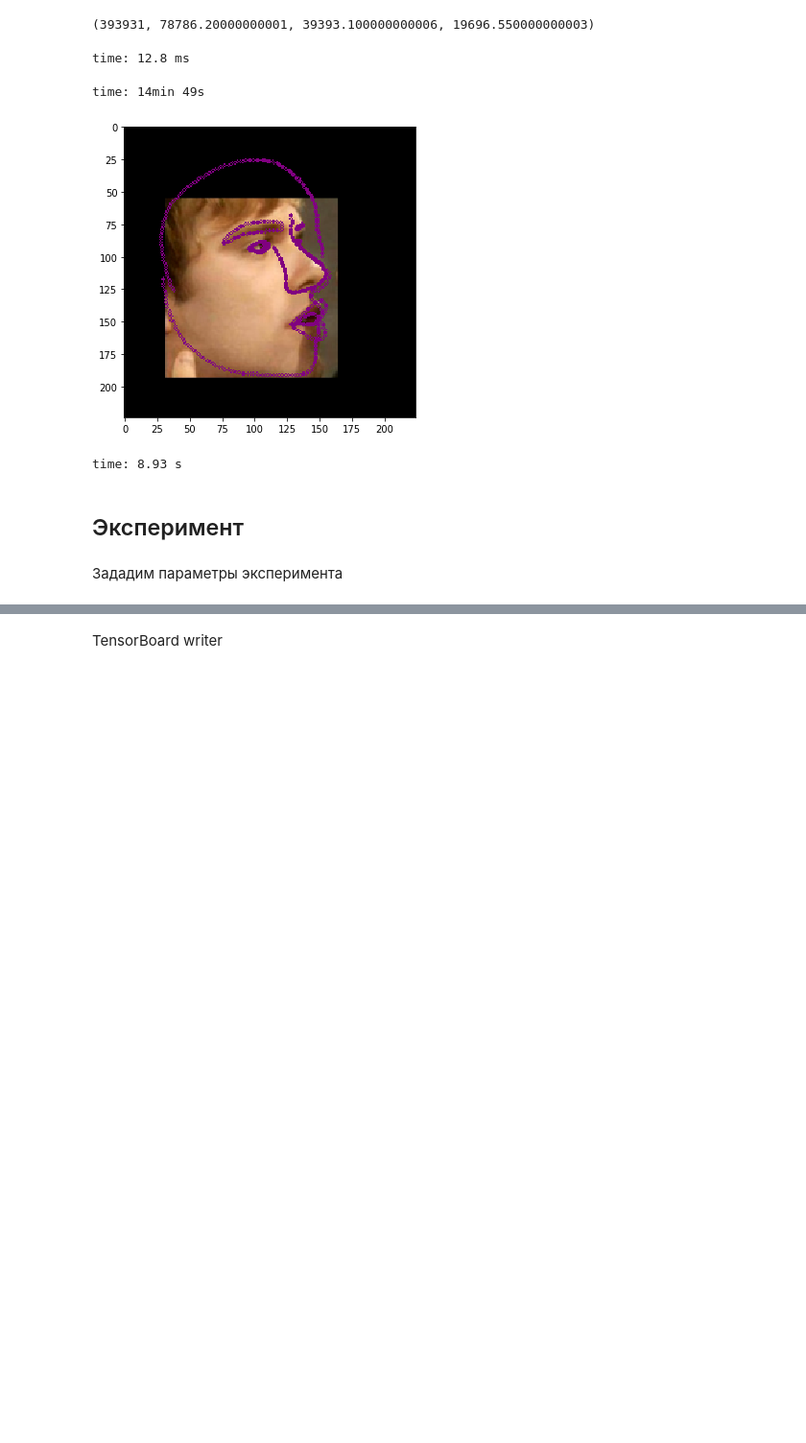
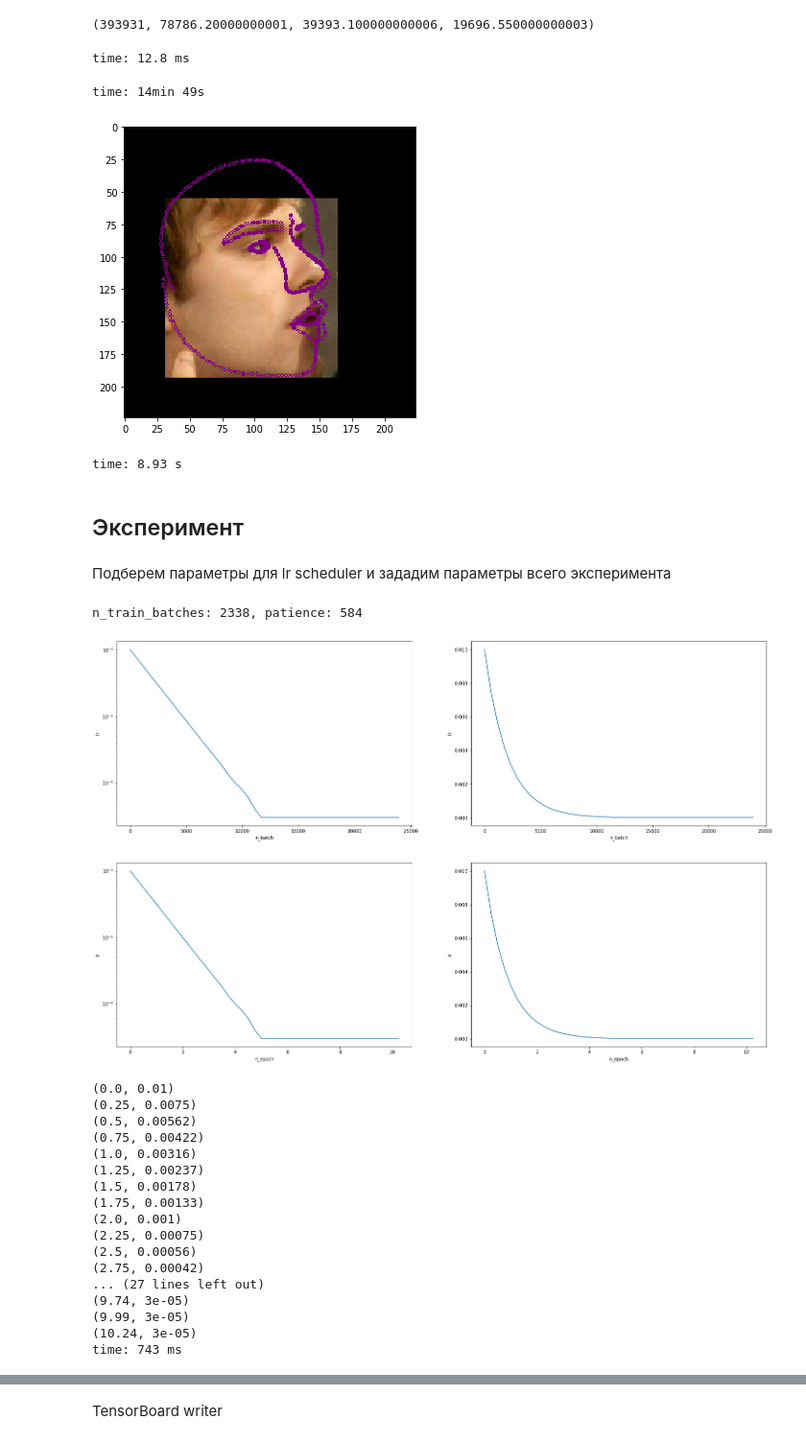
Before and after one commit to makci97/MADE, a Jupyter notebook: contest1/unsupervised-landmarks-thousand-landmarks-contest/train_model.ipynb, the cells around one changed output, grey strips where cells are left out. Shown at 96% size. Saved outputs shown, nothing was run; the diff lists cells and outputs as text; code cells hidden in the pictures; blank space fills up the shorter version.

Commit message:
Add lr tune. Add MSE logs in train and val. Increase train size(0.95).

```diff
--- a/contest1/unsupervised-landmarks-thousand-landmarks-contest/train_model.ipynb
+++ b/contest1/unsupervised-landmarks-thousand-landmarks-contest/train_model.ipynb
@@ -455,5 +467,81 @@ del landmarks
 time: 8.93 s
 # %% [markdown]
 ## Эксперимент
-# %% [markdown]
-Зададим параметры эксперимента
+# %% [markdown]
+Подберем параметры для lr scheduler и зададим параметры всего эксперимента
+# %%
+train_params.update({
+    'base_model': 'resnet50',
+    'epochs': 10,
+    'lr': 1e-2,
+    'lr_decay': 0.75,
+#     'weight_decay': 0.01,
+    'weight_decay': 0.0,
+    'gpu': True,
+})
+
+n_train_batches = len(train_dataset) // train_params['batch_size']
+patience = int(0.25 * n_train_batches)
+min_lr = 3e-5
+print(f"n_train_batches: {n_train_batches}, patience: {patience}")
+
+
+lr = train_params['lr']
+n_batch = 0
+n_batch_lr_pairs = [(n_batch, lr)]
+n_epoch_lr_pairs = [(n_batch / n_train_batches, lr)]
+while n_batch < n_train_batches * train_params['epochs']:
+    lr *= train_params['lr_decay']
+    lr = max(lr, min_lr)
+    n_batch += patience
+    n_batch_lr_pairs.append((n_batch, round(lr, 5)))
+    n_epoch_lr_pairs.append((round(n_batch / n_train_batches, 2), round(lr, 5)))
+
+fig = plt.figure(figsize=(25, 2 * 8))
+
+ax = fig.add_subplot(2, 2, 1)
+ax.plot(*zip(*n_batch_lr_pairs))
+ax.set_xlabel('n_batch')
+ax.set_ylabel('lr')
+ax.set_yscale("log")
+
+ax = fig.add_subplot(2, 2, 2)
+ax.plot(*zip(*n_batch_lr_pairs))
+ax.set_xlabel('n_batch')
+ax.set_ylabel('lr')
+
+ax = fig.add_subplot(2, 2, 3)
+ax.plot(*zip(*n_epoch_lr_pairs))
+ax.set_xlabel('n_epoch')
+ax.set_ylabel('lr')
+ax.set_yscale("log")
+
+ax = fig.add_subplot(2, 2, 4)
+ax.plot(*zip(*n_epoch_lr_pairs))
+ax.set_xlabel('n_epoch')
+ax.set_ylabel('lr')
+
+plt.show()
+# fig.show()
+
+print(*n_epoch_lr_pairs, sep='\n')
+# %% [output]
+n_train_batches: 2338, patience: 584
+[figure, added]
+(0.0, 0.01)
+(0.25, 0.0075)
+(0.5, 0.00562)
+(0.75, 0.00422)
+(1.0, 0.00316)
+(1.25, 0.00237)
+(1.5, 0.00178)
+(1.75, 0.00133)
+(2.0, 0.001)
+(2.25, 0.00075)
+(2.5, 0.00056)
+(2.75, 0.00042)
+... (27 lines left out)
+(9.74, 3e-05)
+(9.99, 3e-05)
+(10.24, 3e-05)
+time: 743 ms
```
Also changed, not shown: parts of 20 cells of this notebook.
